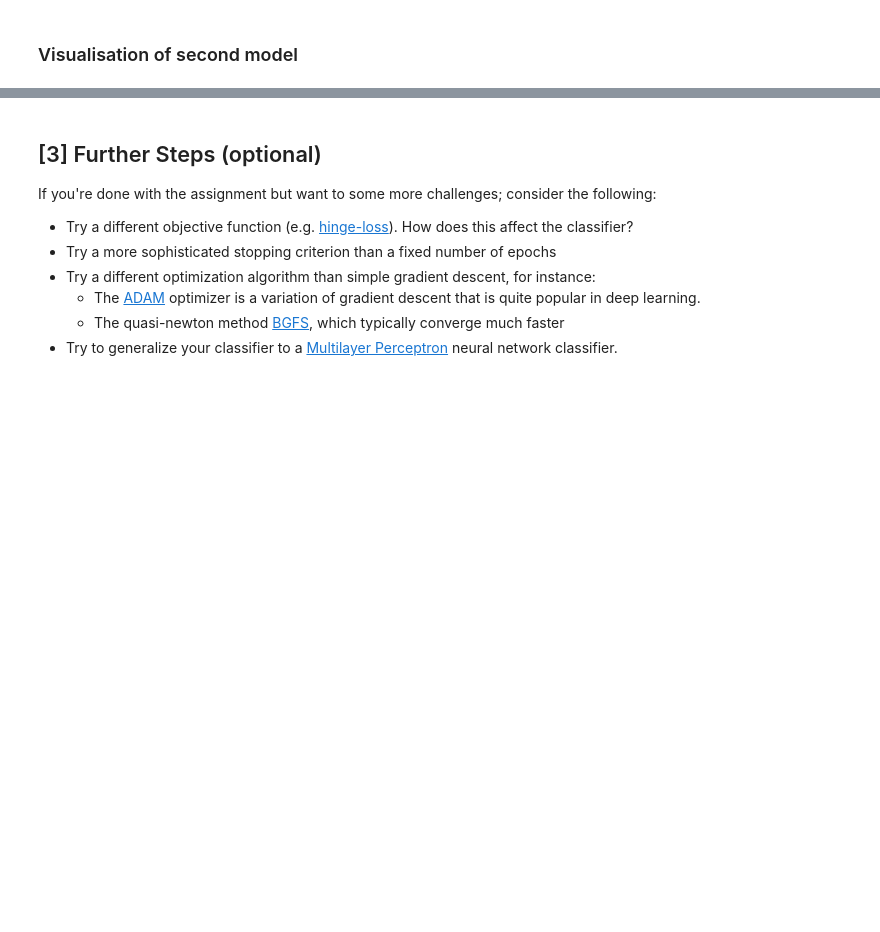
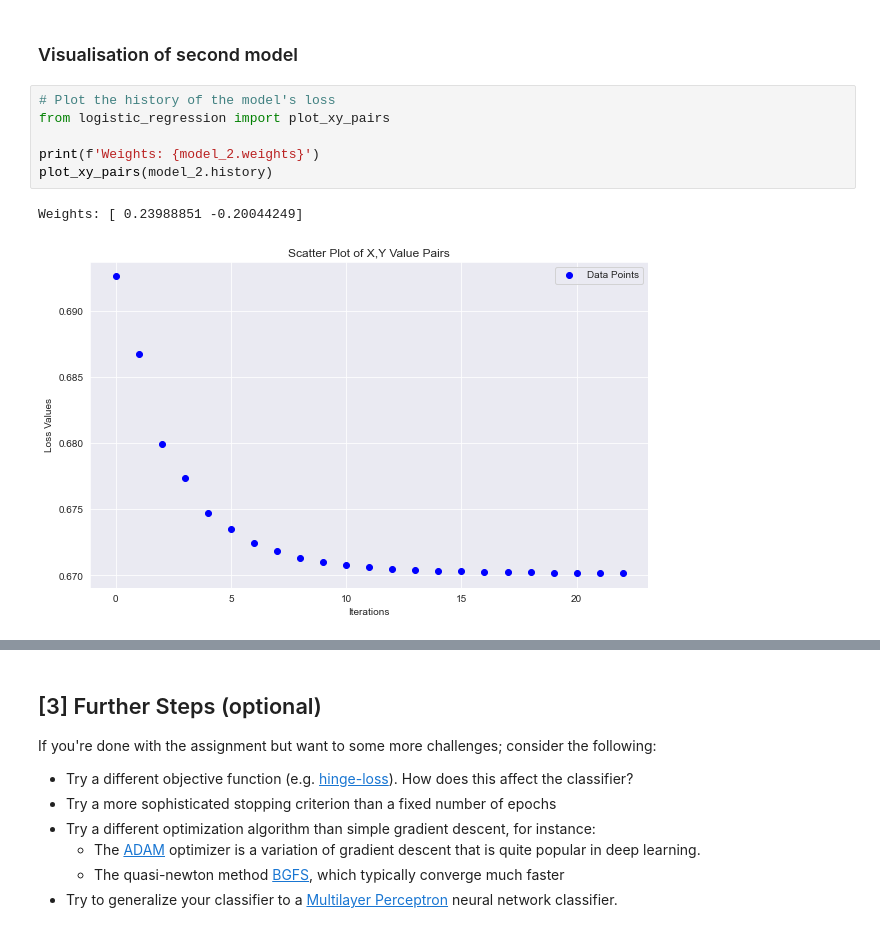
Before and after one commit to SverreNystad/TDT-4173-2023-task-1, a Jupyter notebook: logistic_regression/experiment.ipynb, the cells around one changed output, grey strips where cells are left out. Saved outputs shown, nothing was run; the diff lists cells and outputs as text; blank space fills up the shorter version.

```diff
--- a/logistic_regression/experiment.ipynb
+++ b/logistic_regression/experiment.ipynb
@@ -184,6 +208,15 @@ Accuracy: 0.616
 Cross Entropy:  0.666
 # %% [markdown]
 ### Visualisation of second model
+# %%
+# Plot the history of the model's loss
+from logistic_regression import plot_xy_pairs
+
+print(f'Weights: {model_2.weights}')
+plot_xy_pairs(model_2.history)
+# %% [output]
+Weights: [ 0.23988851 -0.20044249]
+[figure, added]
 # %%
 import numpy as np
 # Rasterize the model's predictions over a grid
```
Also changed, not shown: parts of 5 cells of this notebook.
